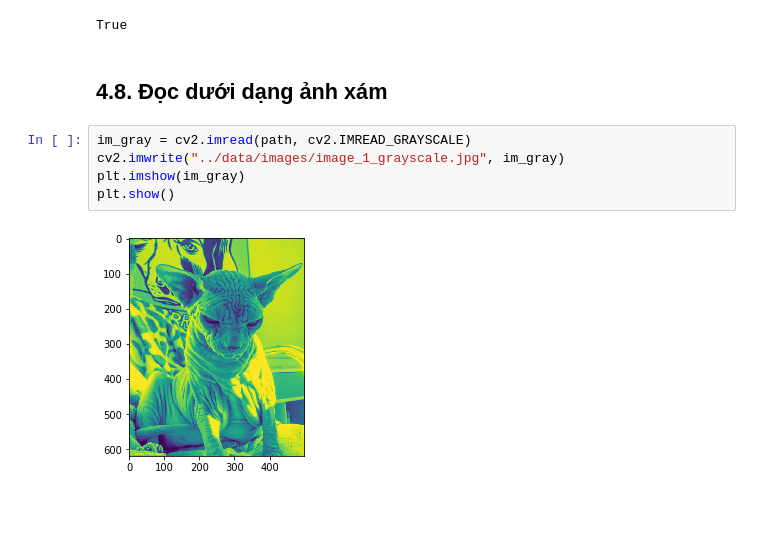
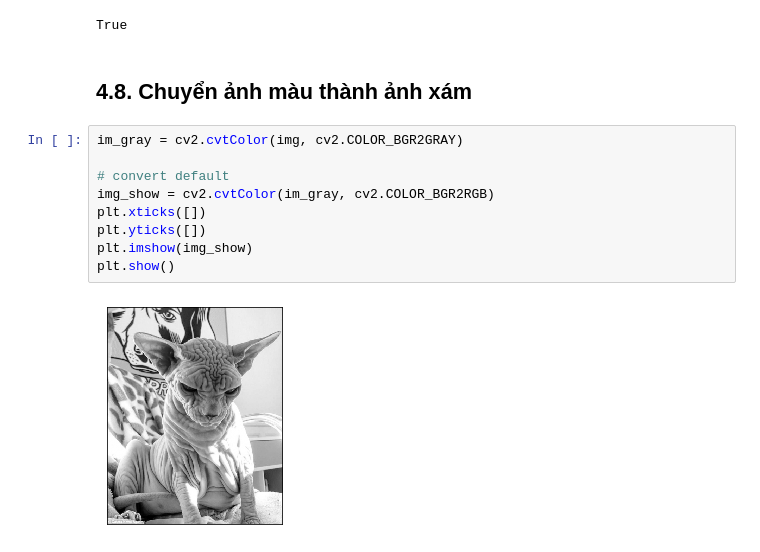
Before and after one commit to chidokun/data-science-review, a Jupyter notebook: notebooks/image-processing.ipynb, the cells around one changed output. Drawn from its saved outputs; the diff is of its cells as text; blank space fills up the shorter version.

```diff
--- a/notebooks/image-processing.ipynb
+++ b/notebooks/image-processing.ipynb
@@ -189,11 +189,15 @@ cv2.imwrite("../data/images/image_1_up.jpg", change_brightness(img, 1, 2))
 # %% [output]
 True
 # %% [markdown]
-## 4.8. Đọc dưới dạng ảnh xám
+## 4.8. Chuyển ảnh màu thành ảnh xám
-# %%
-im_gray = cv2.imread(path, cv2.IMREAD_GRAYSCALE)
-cv2.imwrite("../data/images/image_1_grayscale.jpg", im_gray)
-plt.imshow(im_gray)
-plt.show()
-# %% [output]
-[figure, removed]
+# %%
+im_gray = cv2.cvtColor(img, cv2.COLOR_BGR2GRAY)
+
+# convert default
+img_show = cv2.cvtColor(im_gray, cv2.COLOR_BGR2RGB)
+plt.xticks([])
+plt.yticks([])
+plt.imshow(img_show)
+plt.show()
+# %% [output]
+[figure, added]
```
Also changed, not shown: parts of 12 cells of this notebook.
